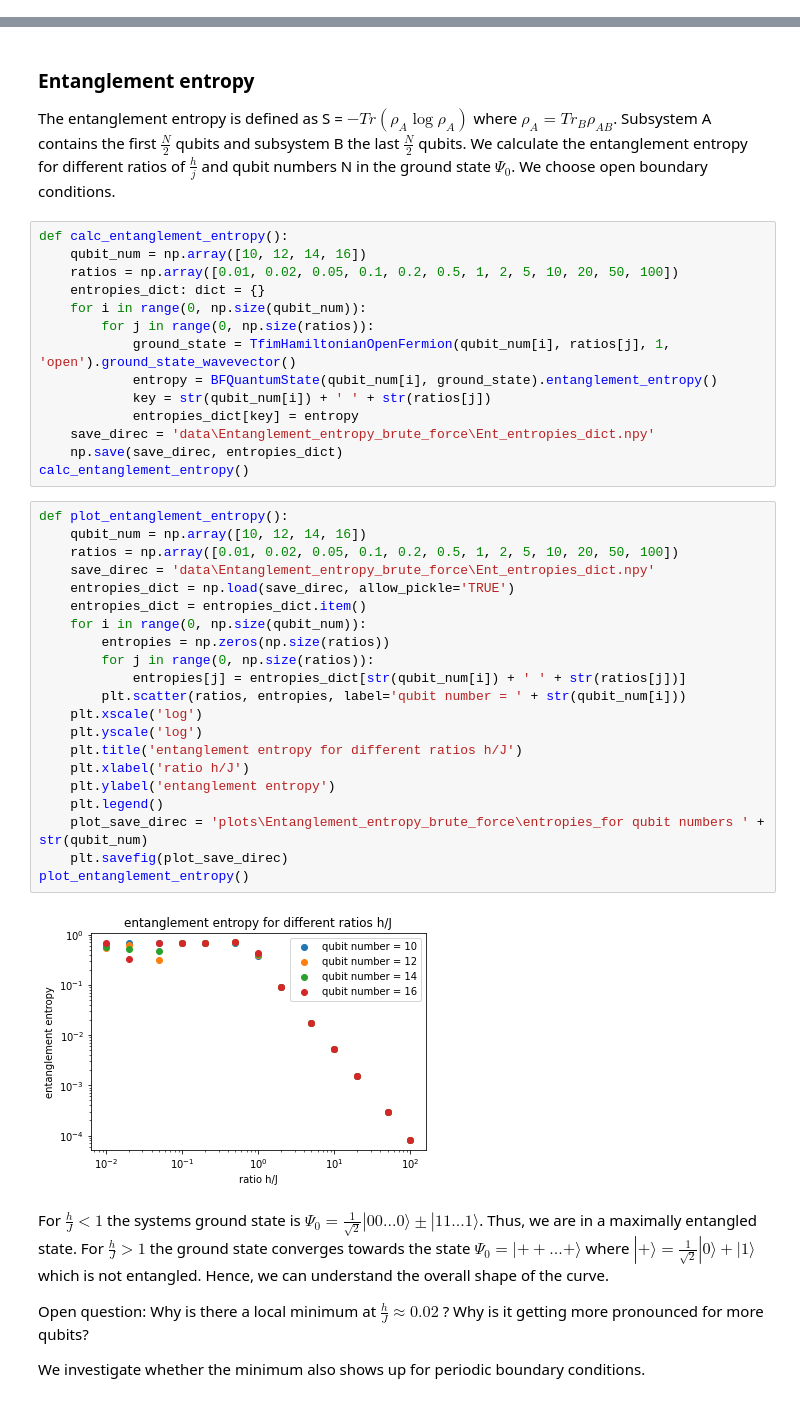
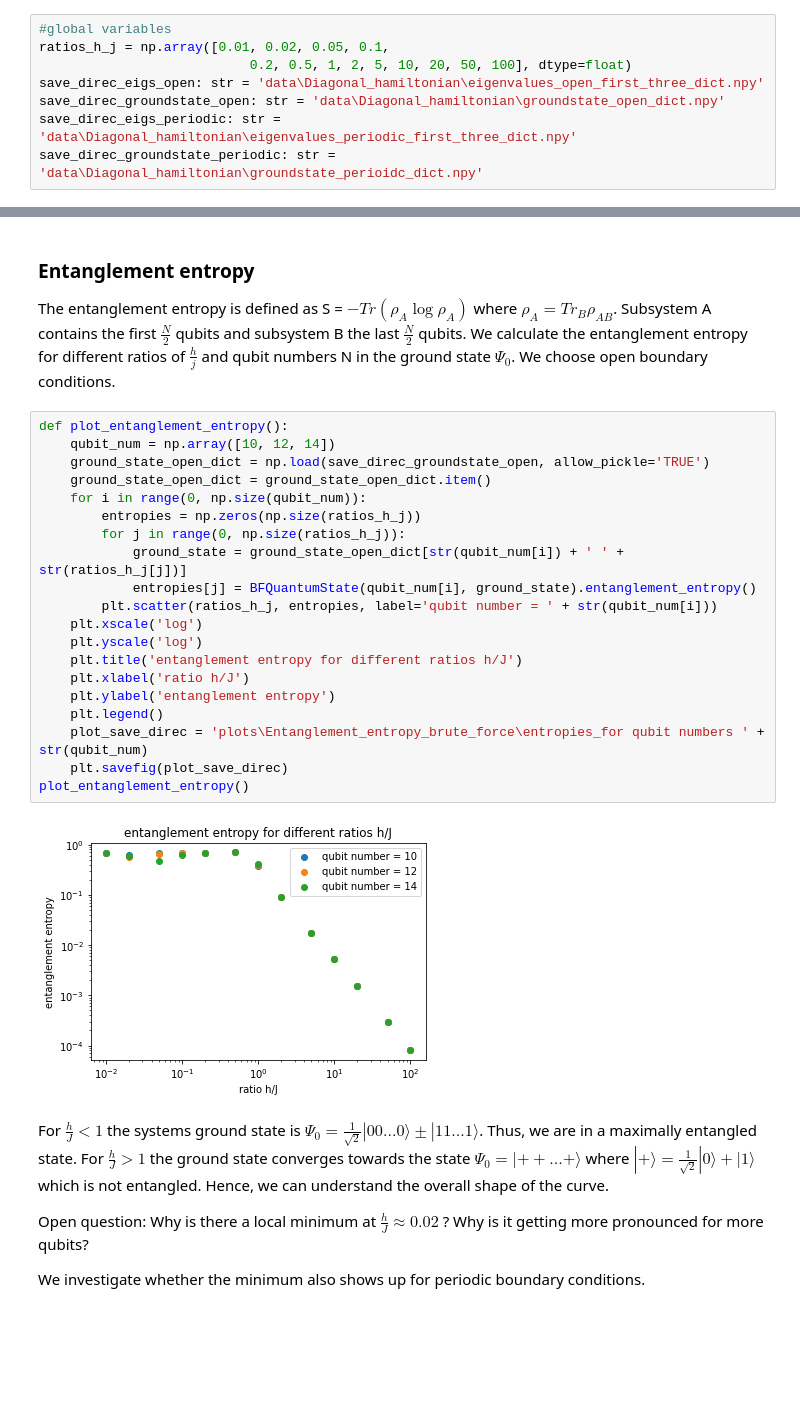
Before and after one commit to LennartBuerger/classical-shadows-for-1d-TFIM-energy-estimation, a Jupyter notebook: display_data/bf_display_data.ipynb, the cells around one changed output, grey strips where cells are left out. Drawn from its saved outputs; the diff is of its cells as text; blank space fills up the shorter version.

```diff
--- a/display_data/bf_display_data.ipynb
+++ b/display_data/bf_display_data.ipynb
@@ -38,4 +38,12 @@ import sys
 sys.path.append('..\src')
 from tfim_hamiltonian_open_fermion import TfimHamiltonianOpenFermion
 from bf_quantum_state import BFQuantumState
+# %%
+#global variables
+ratios_h_j = np.array([0.01, 0.02, 0.05, 0.1,
+                           0.2, 0.5, 1, 2, 5, 10, 20, 50, 100], dtype=float)
+save_direc_eigs_open: str = 'data\Diagonal_hamiltonian\eigenvalues_open_first_three_dict.npy'
+save_direc_groundstate_open: str = 'data\Diagonal_hamiltonian\groundstate_open_dict.npy'
+save_direc_eigs_periodic: str = 'data\Diagonal_hamiltonian\eigenvalues_periodic_first_three_dict.npy'
+save_direc_groundstate_periodic: str = 'data\Diagonal_hamiltonian\groundstate_perioidc_dict.npy'
 # %%
@@ -443,43 +374,28 @@ The entanglement entropy is defined as S = $- Tr (\rho_A \log \rho_A)$ where $\r
 Subsystem A contains the first $\frac{N}{2}$ qubits and subsystem B the last $\frac{N}{2}$ qubits.
  We calculate the entanglement entropy for different ratios of $\frac{h}{j}$ and qubit
  numbers N in the ground state $\Psi_0$. We choose open boundary conditions.
-# %%
-def calc_entanglement_entropy():
-    qubit_num = np.array([10, 12, 14, 16])
-    ratios = np.array([0.01, 0.02, 0.05, 0.1, 0.2, 0.5, 1, 2, 5, 10, 20, 50, 100])
-    entropies_dict: dict = {}
-    for i in range(0, np.size(qubit_num)):
-        for j in range(0, np.size(ratios)):
-            ground_state = TfimHamiltonianOpenFermion(qubit_num[i], ratios[j], 1, 'open').ground_state_wavevector()
-            entropy = BFQuantumState(qubit_num[i], ground_state).entanglement_entropy()
-            key = str(qubit_num[i]) + ' ' + str(ratios[j])
-            entropies_dict[key] = entropy
-    save_direc = 'data\Entanglement_entropy_brute_force\Ent_entropies_dict.npy'
-    np.save(save_direc, entropies_dict)
-calc_entanglement_entropy()
 # %%
 def plot_entanglement_entropy():
-    qubit_num = np.array([10, 12, 14, 16])
-    ratios = np.array([0.01, 0.02, 0.05, 0.1, 0.2, 0.5, 1, 2, 5, 10, 20, 50, 100])
-    save_direc = 'data\Entanglement_entropy_brute_force\Ent_entropies_dict.npy'
-    entropies_dict = np.load(save_direc, allow_pickle='TRUE')
-    entropies_dict = entropies_dict.item()
+    qubit_num = np.array([10, 12, 14])
+    ground_state_open_dict = np.load(save_direc_groundstate_open, allow_pickle='TRUE')
+    ground_state_open_dict = ground_state_open_dict.item()
     for i in range(0, np.size(qubit_num)):
-        entropies = np.zeros(np.size(ratios))
-        for j in range(0, np.size(ratios)):
-            entropies[j] = entropies_dict[str(qubit_num[i]) + ' ' + str(ratios[j])]
-        plt.scatter(ratios, entropies, label='qubit number = ' + str(qubit_num[i]))
+        entropies = np.zeros(np.size(ratios_h_j))
+        for j in range(0, np.size(ratios_h_j)):
+            ground_state = ground_state_open_dict[str(qubit_num[i]) + ' ' + str(ratios_h_j[j])]
+            entropies[j] = BFQuantumState(qubit_num[i], ground_state).entanglement_entropy()
+        plt.scatter(ratios_h_j, entropies, label='qubit number = ' + str(qubit_num[i]))
     plt.xscale('log')
     plt.yscale('log')
     plt.title('entanglement entropy for different ratios h/J')
     plt.xlabel('ratio h/J')
     plt.ylabel('entanglement entropy')
     plt.legend()
     plot_save_direc = 'plots\Entanglement_entropy_brute_force\entropies_for qubit numbers ' + str(qubit_num)
     plt.savefig(plot_save_direc)
 plot_entanglement_entropy()
 # %% [output]
-[figure, old version]
+[figure, new version]
 # %% [markdown]
 For $\frac{h}{J}<1$ the systems ground state is
  $\Psi_0 = \frac{1}{\sqrt{2}} |00 ... 0 \rangle \pm |11 ... 1 \rangle$. Thus, we
```
Also changed, not shown: parts of 20 cells of this notebook, 9 other files.
